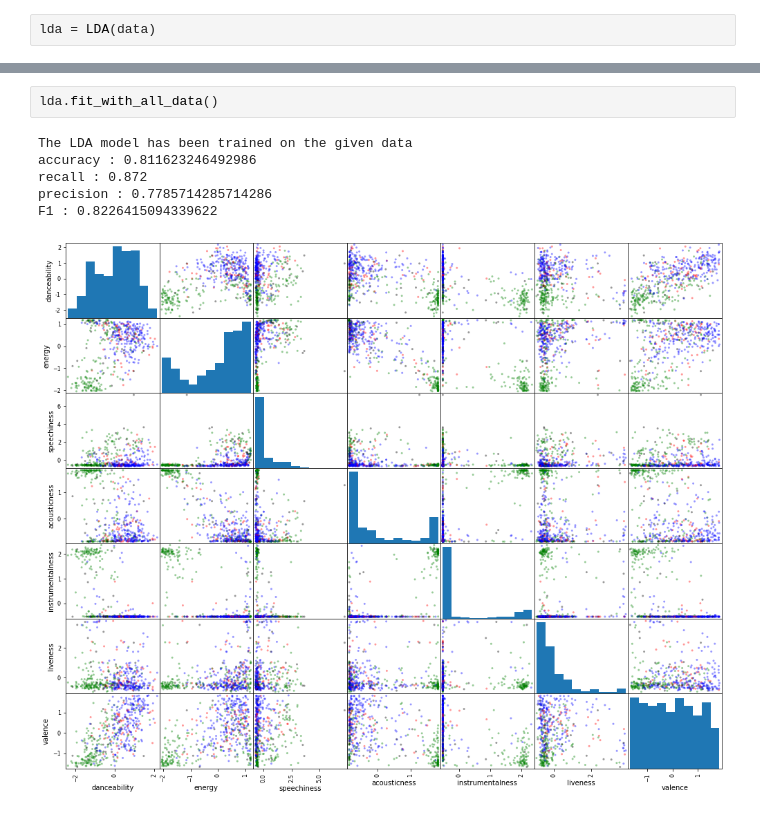
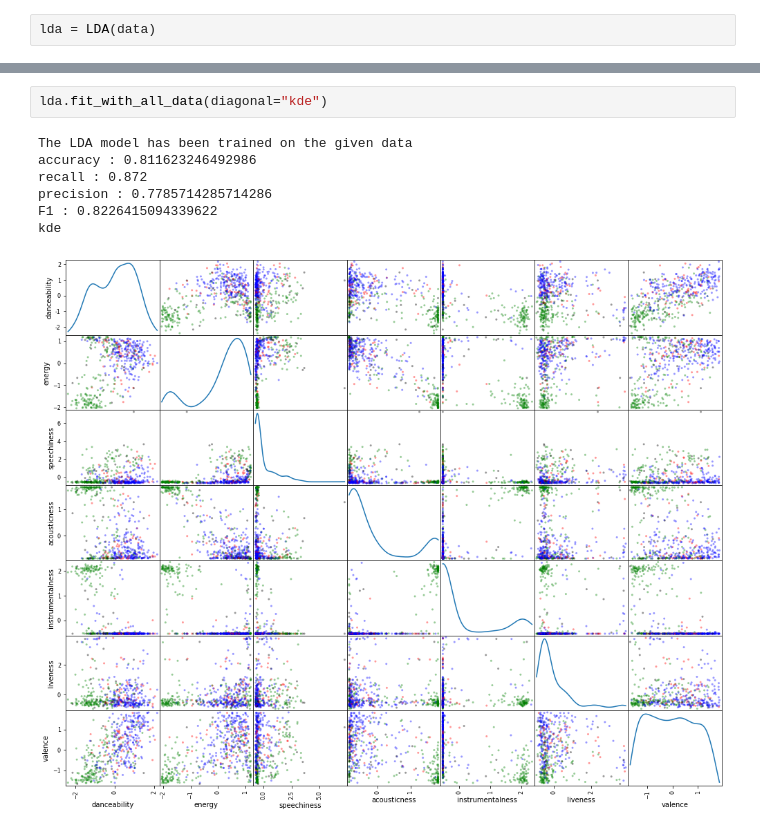
Before and after one commit to sergi-andreu/MMSL, a Jupyter notebook: Project.ipynb, the cells around one changed output, grey strips where cells are left out. Cells and saved outputs as stored; diff of their text form.

```diff
--- a/Project.ipynb
+++ b/Project.ipynb
@@ -193,12 +233,13 @@ lda.metrics
 # %%
-lda.fit_with_all_data()
+lda.fit_with_all_data(diagonal="kde")
 # %% [output]
 The LDA model has been trained on the given data
 accuracy : 0.811623246492986
 recall : 0.872
 precision : 0.7785714285714286
 F1 : 0.8226415094339622
+kde
-[figure, old version]
+[figure, new version]
 # %%
 from learning_machine import QDA
 
```
Also changed, not shown: parts of 9 cells of this notebook, 2 other files.
